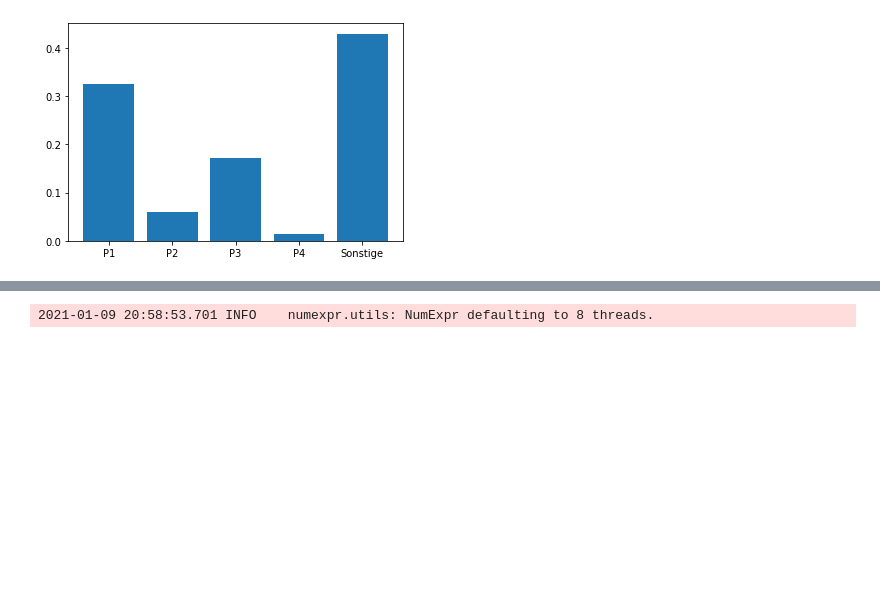
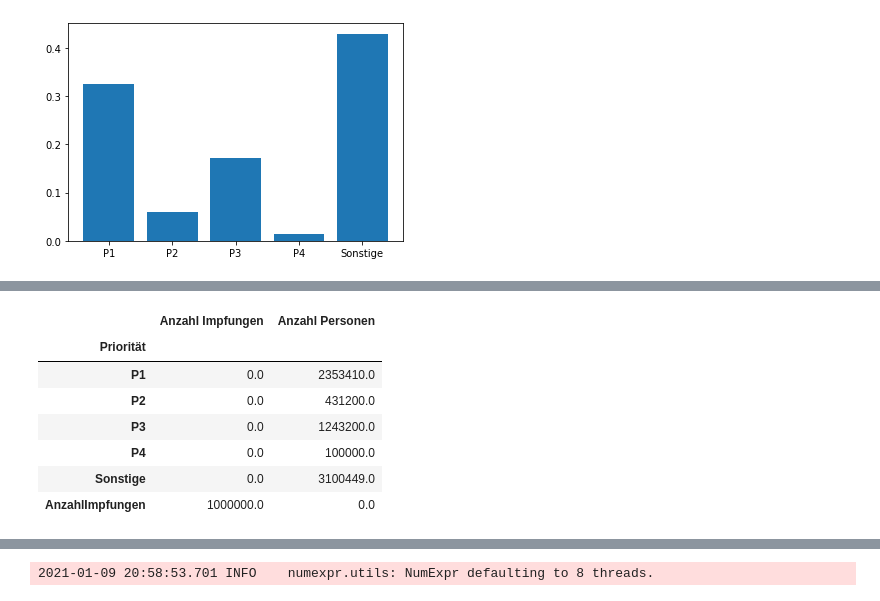
Before and after one commit to Kim-Morgaine/-petproject_impfcounter, a Jupyter notebook: vis_exploration.ipynb, the cells around one changed output, grey strips where cells are left out. Saved outputs shown, nothing was run; the diff lists cells and outputs as text; code cells hidden in the pictures; blank space fills up the shorter version.

```diff
--- a/vis_exploration.ipynb
+++ b/vis_exploration.ipynb
@@ -77,0 +137,11 @@ d
+# %%
+impf_plt.transpose()
+# %% [output]
+|  | Anzahl Impfungen | Anzahl Personen |
+| Priorität |  |  |
+| P1 | 0.0 | 2353410.0 |
+| P2 | 0.0 | 431200.0 |
+| P3 | 0.0 | 1243200.0 |
+| P4 | 0.0 | 100000.0 |
+| Sonstige | 0.0 | 3100449.0 |
+| AnzahlImpfungen | 1000000.0 | 0.0 |
```
Also changed, not shown: parts of 20 cells of this notebook, 3 other files.
